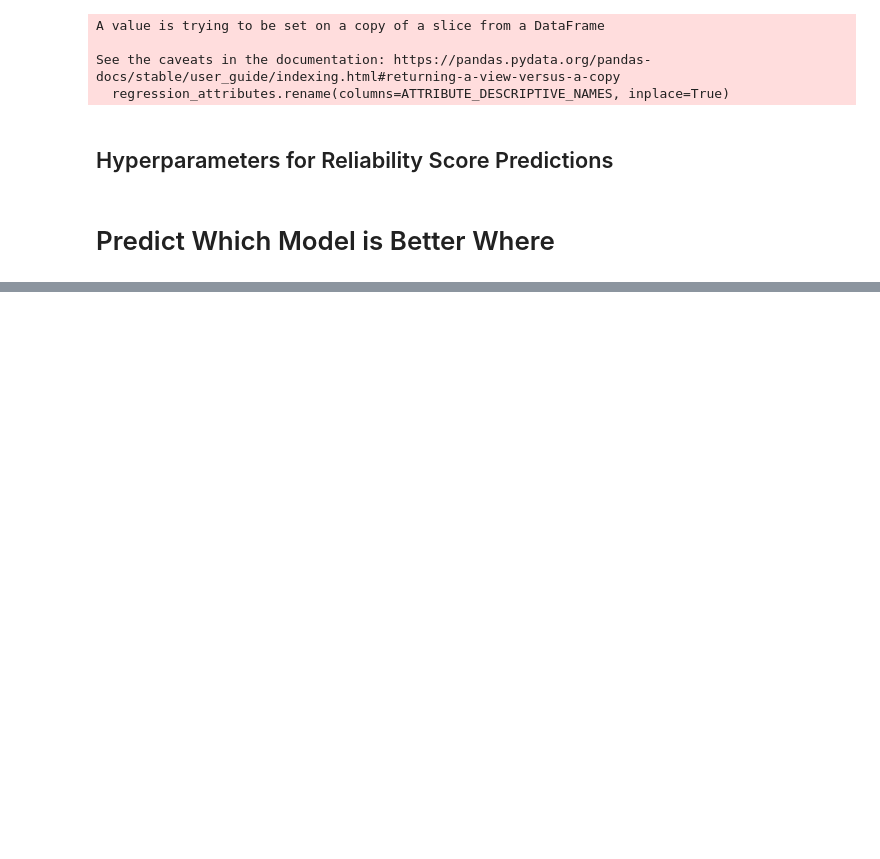
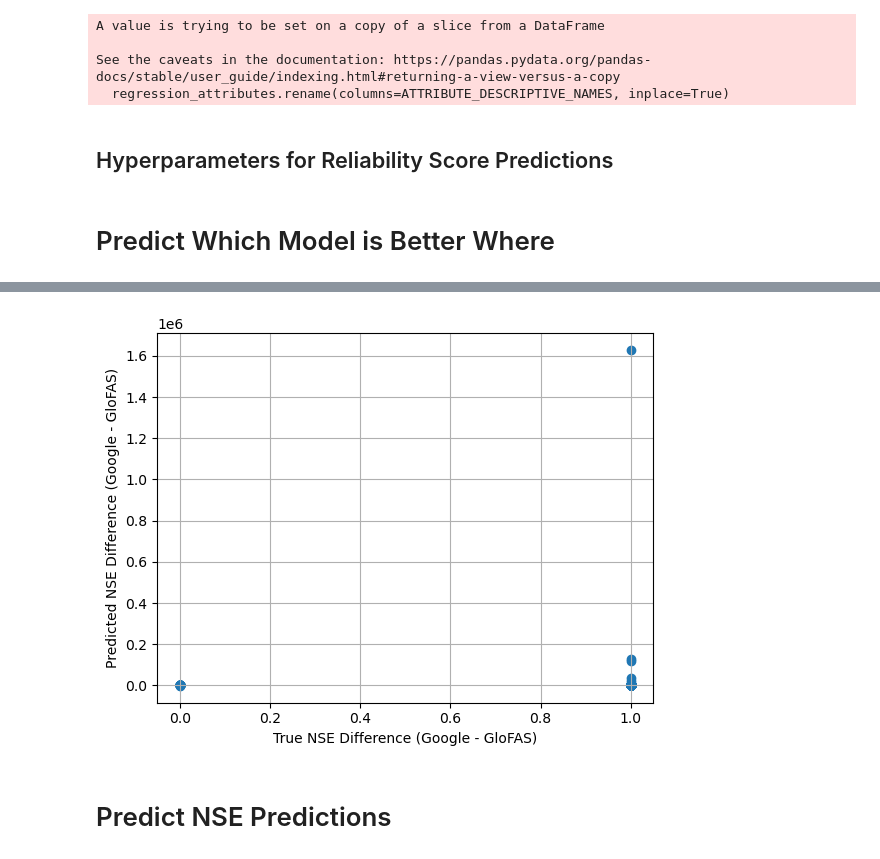
Before and after one commit to google-research-datasets/global_streamflow_model_paper, a Jupyter notebook: notebooks/figure6_which_model_where.ipynb, the cells around one changed output, grey strips where cells are left out. Cells and saved outputs as stored; diff of their text form; code cells hidden in the pictures; blank space fills up the shorter version.

```diff
--- a/notebooks/figure6_which_model_where.ipynb
+++ b/notebooks/figure6_which_model_where.ipynb
@@ -192,0 +268,9 @@ Training fold # 9
+# %%
+plt.scatter(df['predicted score'], df['true score'])
+plt.xlabel('True NSE Difference (Google - GloFAS)')
+plt.ylabel('Predicted NSE Difference (Google - GloFAS)')
+plt.grid()
+# %% [output]
+[figure, added]
+# %% [markdown]
+# Predict NSE Predictions
```
Also changed, not shown: parts of 15 cells of this notebook, 26 other files.
